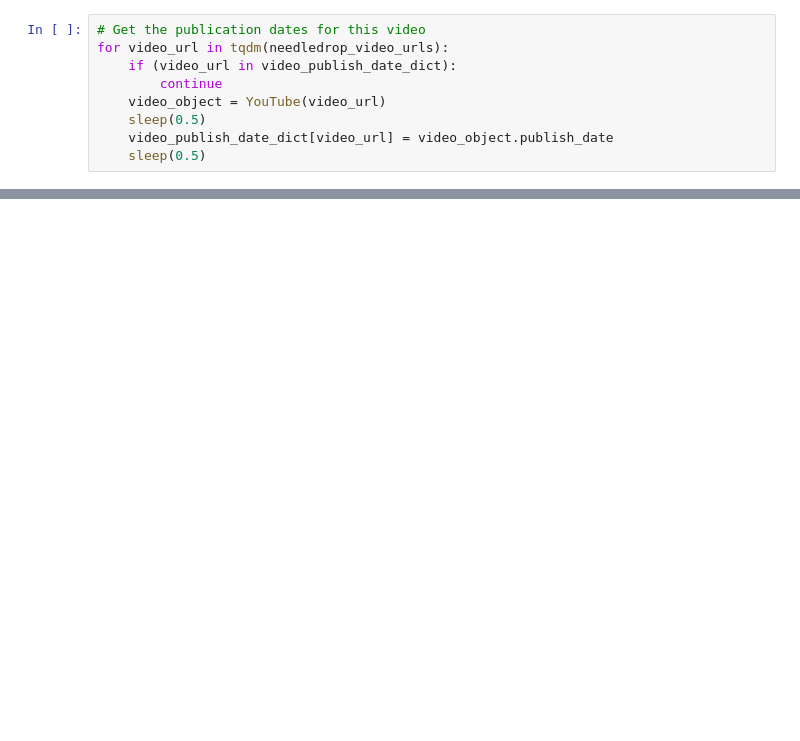
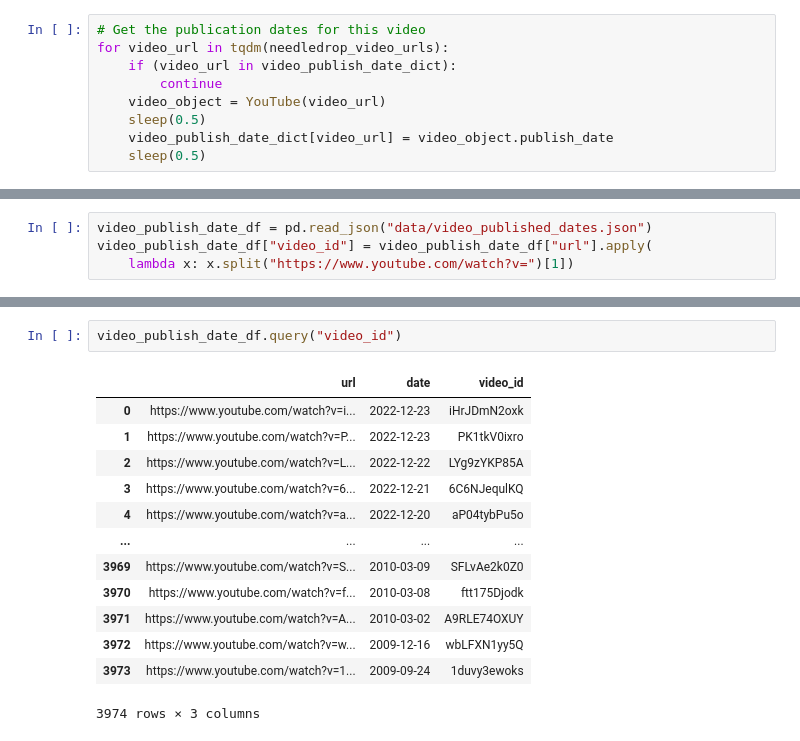
Before and after one commit to trevbook/neural-needle-drop, a Jupyter notebook: notebooks/PubDateScrape.ipynb, the cells around one changed output, grey strips where cells are left out. Saved outputs shown, nothing was run; the diff lists cells and outputs as text; blank space fills up the shorter version.

```diff
--- a/notebooks/PubDateScrape.ipynb
+++ b/notebooks/PubDateScrape.ipynb
@@ -38,0 +48,4 @@ for video_url in tqdm(needledrop_video_urls):
+# %%
+video_publish_date_df = pd.read_json("data/video_published_dates.json")
+video_publish_date_df["video_id"] = video_publish_date_df["url"].apply(
+    lambda x: x.split("https://www.youtube.com/watch?v=")[1])
@@ -38,0 +101,16 @@ for video_url in tqdm(needledrop_video_urls):
+# %%
+video_publish_date_df.query("video_id")
+# %% [output]
+|  | url | date | video_id |
+| 0 | https://www.youtube.com/watch?v=i... | 2022-12-23 | iHrJDmN2oxk |
+| 1 | https://www.youtube.com/watch?v=P... | 2022-12-23 | PK1tkV0ixro |
+| 2 | https://www.youtube.com/watch?v=L... | 2022-12-22 | LYg9zYKP85A |
+| 3 | https://www.youtube.com/watch?v=6... | 2022-12-21 | 6C6NJequlKQ |
+| 4 | https://www.youtube.com/watch?v=a... | 2022-12-20 | aP04tybPu5o |
+| ... | ... | ... | ... |
+| 3969 | https://www.youtube.com/watch?v=S... | 2010-03-09 | SFLvAe2k0Z0 |
+| 3970 | https://www.youtube.com/watch?v=f... | 2010-03-08 | ftt175Djodk |
+| 3971 | https://www.youtube.com/watch?v=A... | 2010-03-02 | A9RLE74OXUY |
+| 3972 | https://www.youtube.com/watch?v=w... | 2009-12-16 | wbLFXN1yy5Q |
+| 3973 | https://www.youtube.com/watch?v=1... | 2009-09-24 | 1duvy3ewoks |
+3974 rows × 3 columns
```
Also changed, not shown: parts of 7 cells of this notebook, 4 other files.
